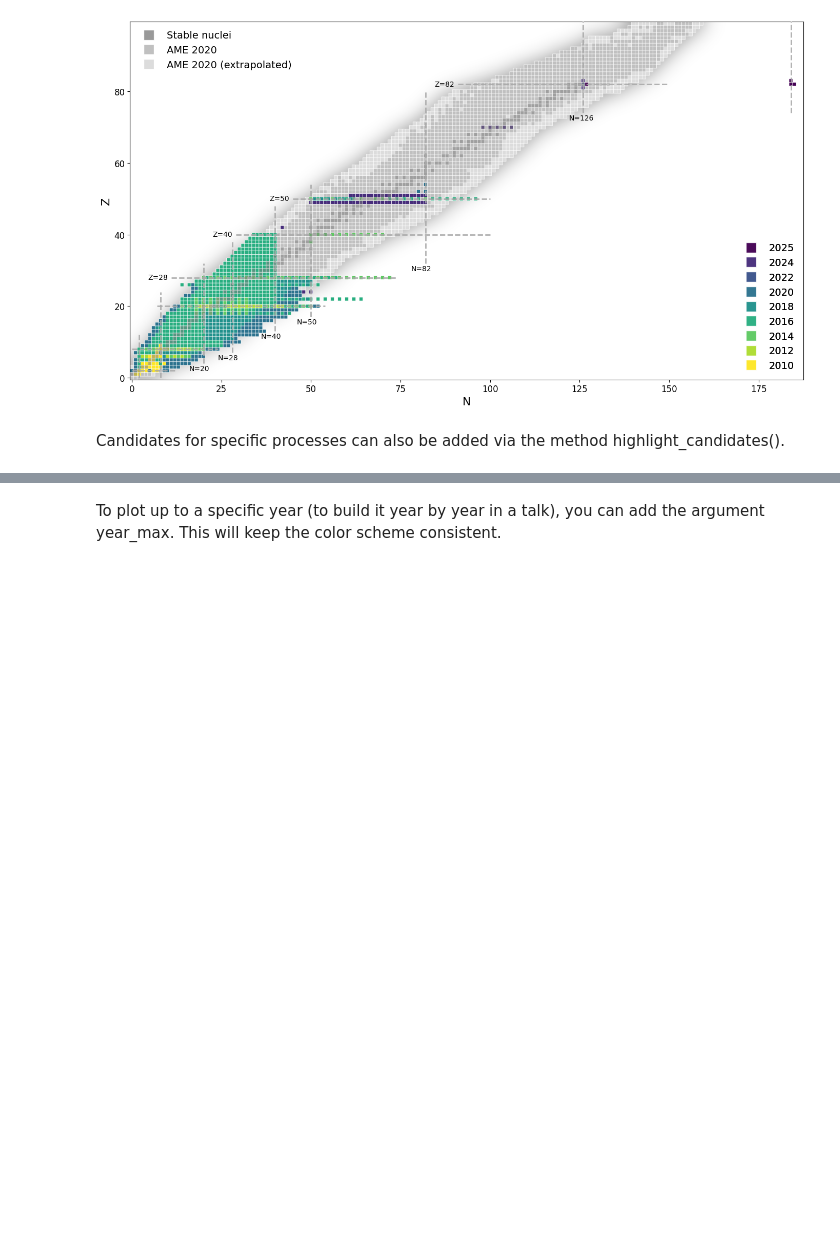
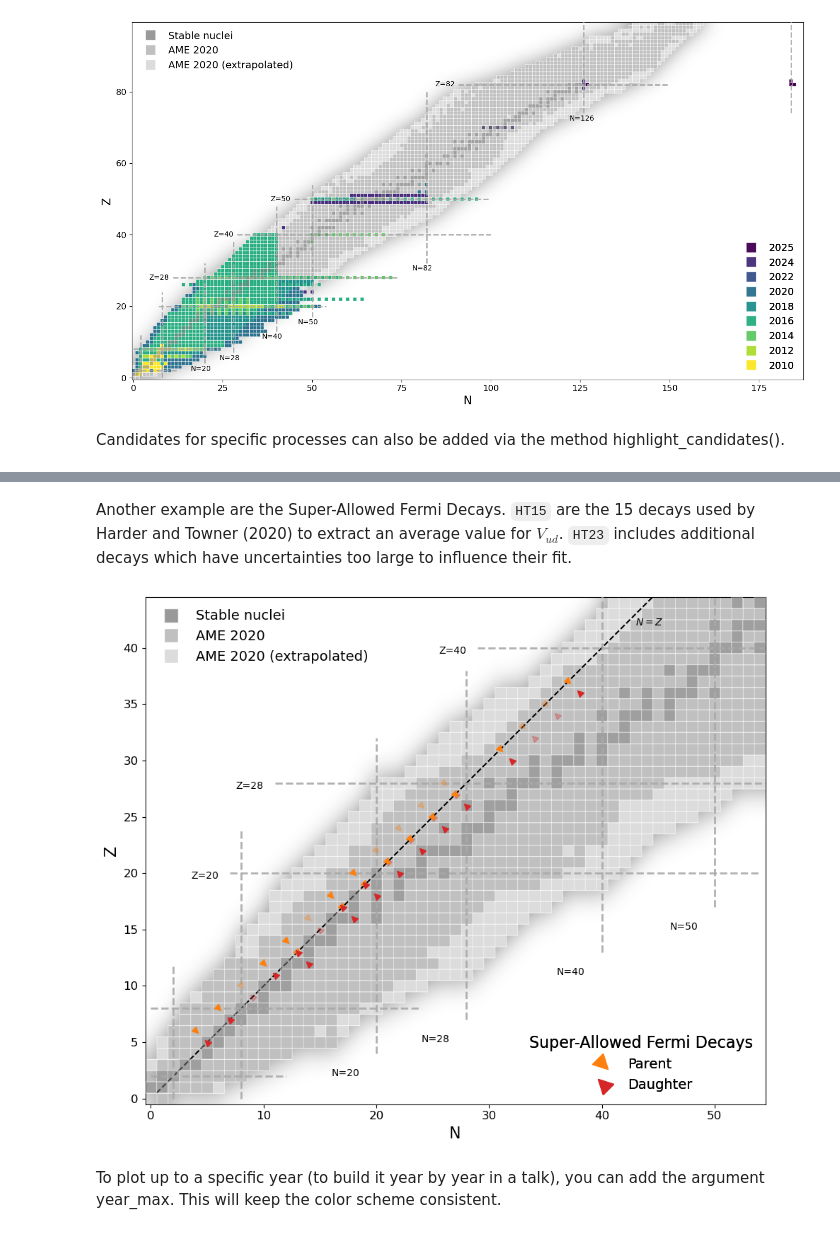
Before and after one commit to pgysbers/NuChart, a Jupyter notebook: examples/NuChartExample.ipynb, the cells around one changed output, grey strips where cells are left out. Saved outputs shown, nothing was run; the diff lists cells and outputs as text; code cells hidden in the pictures; blank space fills up the shorter version.

Commit message:
plot Super-Allowed Fermi Decay candidates from Hardy+Towner2020, plot N=Z line

```diff
--- a/examples/NuChartExample.ipynb
+++ b/examples/NuChartExample.ipynb
@@ -43,3 +43,36 @@ nc.highlight_candidates([(32,74)], marker='d', color='orange', label=r"test")
+# %% [markdown]
+Another example are the Super-Allowed Fermi Decays. `HT15` are the 15 decays used by Harder and Towner (2020) to extract an average value for $V_{ud}$. `HT23` includes additional decays which have uncertainties too large to influence their fit.
+# %%
+candidates_HT15_parent = [(6,10), (8,14), (12,22), (13,26), (14,26), (17,34), (18,34), (19,38), (20,38), (21,42), (23,46), (25,50), (27,54), (31,62), (37,74) ]
+candidates_HT15_daught = [(5,10), (7,14), (11,22), (12,26), (13,26), (16,34), (17,34), (18,38), (19,38), (20,42), (22,46), (24,50), (26,54), (30,62), (36,74)]
+candidates_HT23_parent = candidates_HT15_parent + [(10,18), (16,30), (22,42), (24,46), (26,50), (28,54), (33,66), (35,70)]
+candidates_HT23_daught = candidates_HT15_daught + [(9,18), (15,30), (21,42), (23,46), (25,50), (27,54), (32,66), (34,70)]
+
+nc = NuChart(55, 45, figsize=(14, 8))
+nc.add_magic_numbers()
+
+N = Z = np.linspace(0.5,nc.ylim)
+nc.get_axis().plot(N,Z,'k--', label='$N=Z$')
+nc.get_axis().text(43,42,'$N=Z$')
+
+from matplotlib.markers import MarkerStyle
+mp = MarkerStyle(">")
+mp._transform.rotate_deg(-45)
+
+md = MarkerStyle("<")
+md._transform.rotate_deg(-45)
+
+nc.highlight_candidates(candidates_HT23_parent, marker=mp, color='tab:orange', legend=False, alpha=0.3)
+nc.highlight_candidates(candidates_HT23_daught, marker=md, color='tab:red', legend=False, alpha=0.3)
+
+nc.highlight_candidates(candidates_HT15_parent, marker=mp, color='tab:orange', label='Parent', legend=False)
+nc.highlight_candidates(candidates_HT15_daught, marker=md, color='tab:red', label='Daughter', legend=False)
+
+nc.add_candidate_legend(title='Super-Allowed Fermi Decays', loc='lower right')
+
+nc.savefig('NuChart_SuperAllowedFermi.pdf')
+# %% [output]
+[figure, added]
 # %% [markdown]
 To plot up to a specific year (to build it year by year in a talk), you can add the argument year_max. This will keep the color scheme consistent.
 # %%
```
Also changed, not shown: parts of 5 cells of this notebook, 1 other file.
